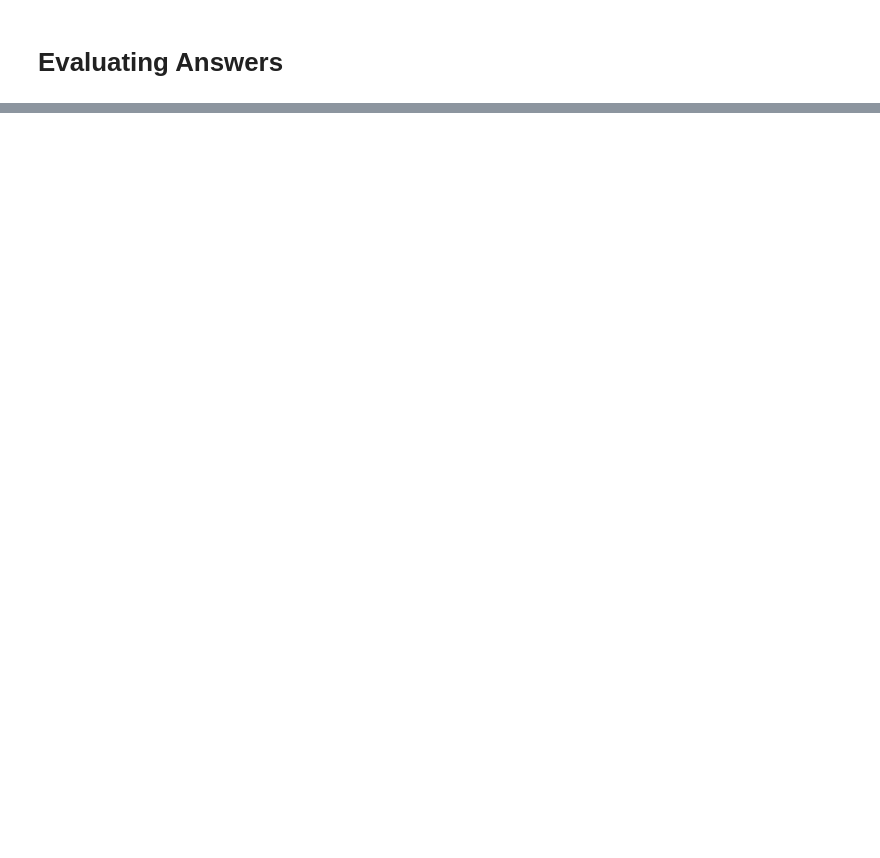
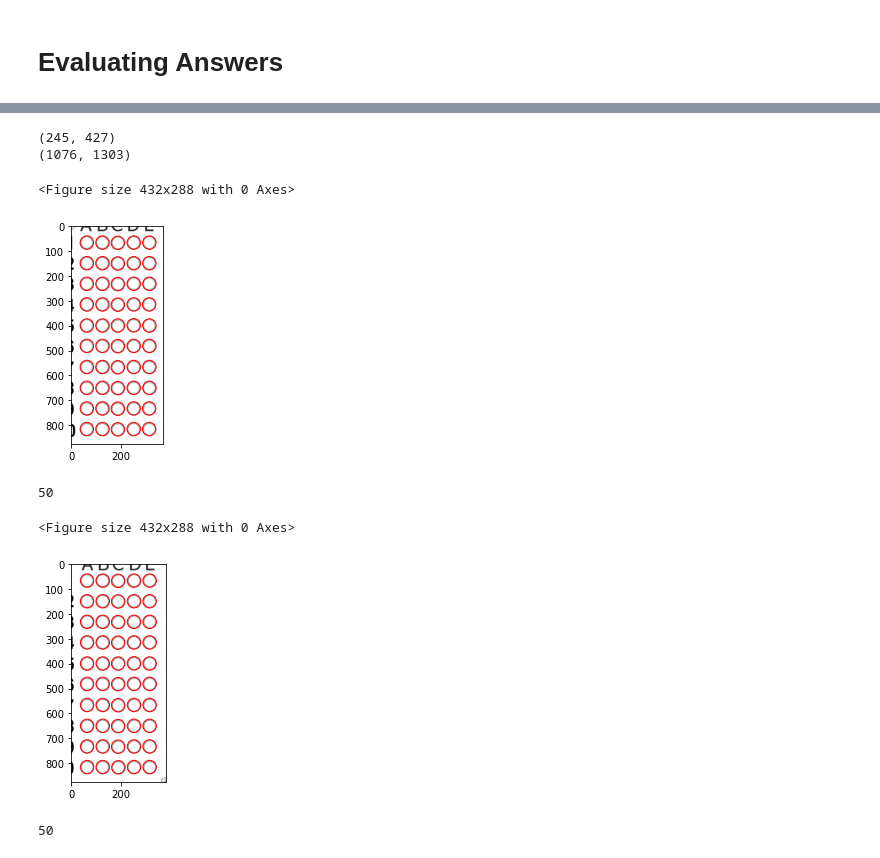
Before and after one commit to cufechs/Bubble-Sheet-Corrector, a Jupyter notebook: Playground/Evaluate_Answers/Evaluate_answers.ipynb, the cells around one changed output, grey strips where cells are left out. Cells and saved outputs as stored; diff of their text form; code cells hidden in the pictures; blank space fills up the shorter version.

Commit message:
added initial pipeline

```diff
--- a/Playground/Evaluate_Answers/Evaluate_answers.ipynb
+++ b/Playground/Evaluate_Answers/Evaluate_answers.ipynb
@@ -113,12 +108,13 @@ Done!
 # %%
-fig = plt.figure()
-fig, ax = plt.subplots()
-plt.imshow(image)
-circleCoordinates = np.argwhere(circles) #Extracting the circle information
-circle = []
-for r,x,y in circleCoordinates:
-    print(r )
-    circle.append(plt.Circle((y,x),r,color=(1,0,0),fill=False,linewidth=1))
-    ax.add_patch(circle[-1])
-plt.show()
-print(len(circle))
+def show_Hough(image,circles):
+    fig = plt.figure()
+    fig, ax = plt.subplots()
+    plt.imshow(image)
+    circleCoordinates = np.argwhere(circles) #Extracting the circle information
+    circle = []
+    for r,x,y in circleCoordinates:
+        circle.append(plt.Circle((y,x),r,color=(1,0,0),fill=False,linewidth=1))
+        ax.add_patch(circle[-1])
+    plt.show()
+    print(len(circle))
+    return circleCoordinates
@@ -157,3 +172,30 @@ NameError: name 'loadImage' is not defined
+# %%
+#initial pipeline
+
+#load reference image and crop/segment
+cross_template = loadImage("bubble_w_cross.png")
+bubbles_w_cross=loadImage("bubbles_empty_with_cross.jpeg")
+out = crop_answers_section(bubbles_w_cross)
+
+ref_chunck1 =out[:,0:370]  #seg bel 7ob
+ref_chunck2 =out[:,450:]
+
+#show_images([ref_chunck1,ref_chunck2])
+
+circles_chunck1 = Hough(ref_chunck1)
+circles_chunck2 = Hough(ref_chunck2)
+
+coordinates_chunk1 = show_Hough(ref_chunck1,circles_chunck1)
+coordinates_chunk2 = show_Hough(ref_chunck2,circles_chunck2)
+# %% [output]
+(245, 427)
+(1076, 1303)
+<Figure size 432x288 with 0 Axes>
+[figure, added]
+50
+<Figure size 432x288 with 0 Axes>
+[figure, added]
+50
 # %%
 
 def count_white(r,x,y):
```
Also changed, not shown: parts of 8 cells of this notebook, 1 other file.
